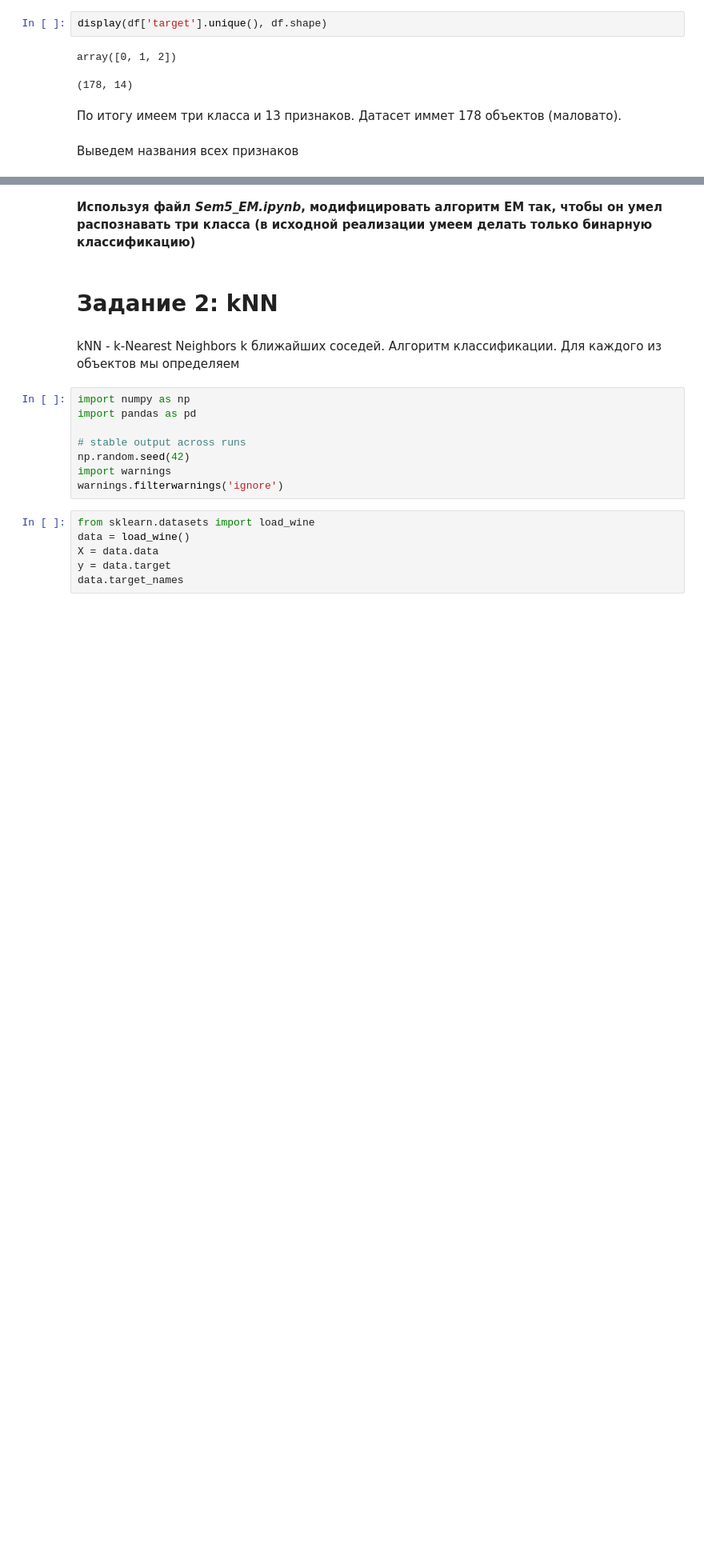
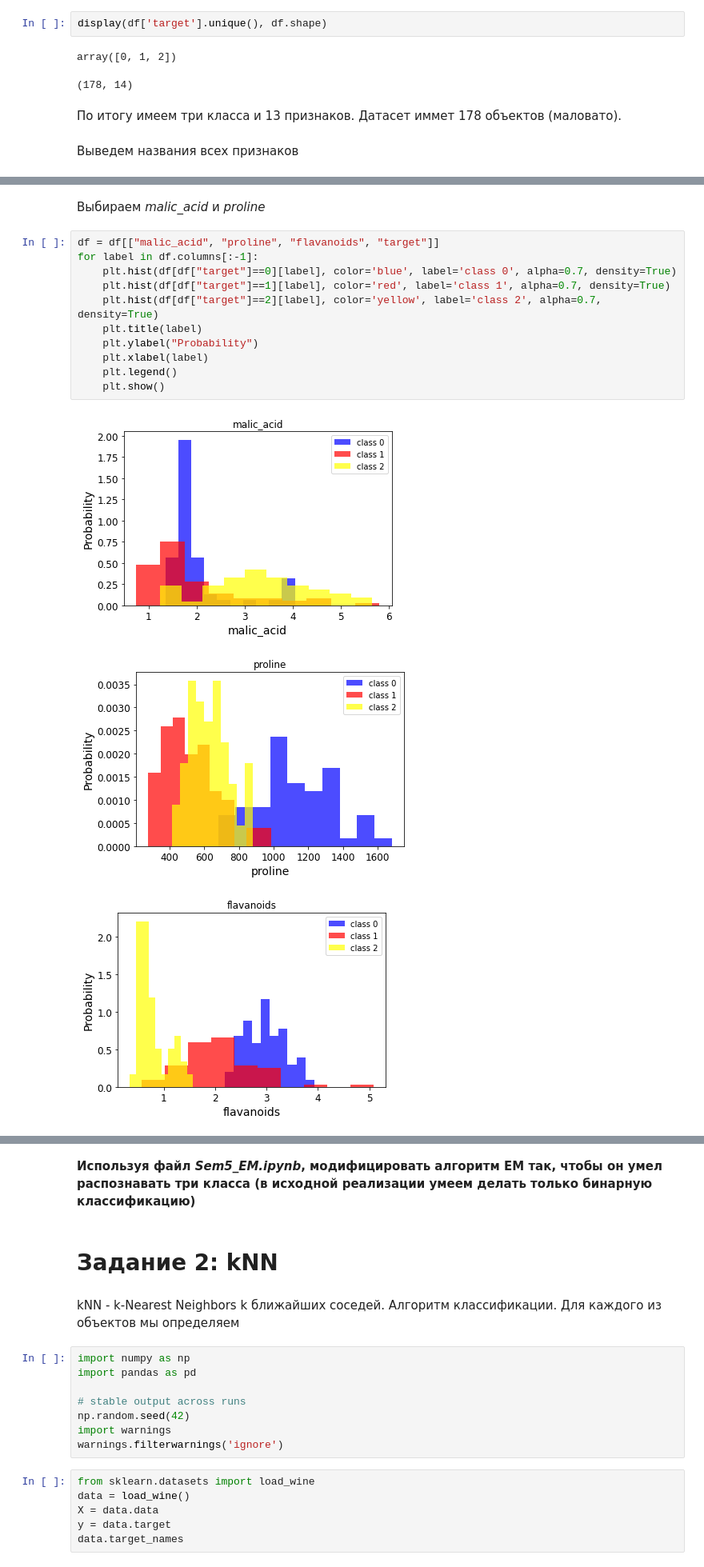
Before and after one commit to cryptoEcho/ML, a Jupyter notebook: Rudzyanskiy_DZ3.ipynb, the cells around one changed output, grey strips where cells are left out. Shown at 80% size. Cells and saved outputs as stored; diff of their text form; blank space fills up the shorter version.

```diff
--- a/Rudzyanskiy_DZ3.ipynb
+++ b/Rudzyanskiy_DZ3.ipynb
@@ -70,0 +101,17 @@ display(*list(df))
+# %% [markdown]
+Выбираем *malic_acid* и *proline*
+# %%
+df = df[["malic_acid", "proline", "flavanoids", "target"]]
+for label in df.columns[:-1]:
+    plt.hist(df[df["target"]==0][label], color='blue', label='class 0', alpha=0.7, density=True)
+    plt.hist(df[df["target"]==1][label], color='red', label='class 1', alpha=0.7, density=True)
+    plt.hist(df[df["target"]==2][label], color='yellow', label='class 2', alpha=0.7, density=True)
+    plt.title(label)
+    plt.ylabel("Probability")
+    plt.xlabel(label)
+    plt.legend()
+    plt.show()
+# %% [output]
+[figure, added]
+[figure, added]
+[figure, added]
```
Also changed, not shown: parts of 22 cells of this notebook, 1 other file.
